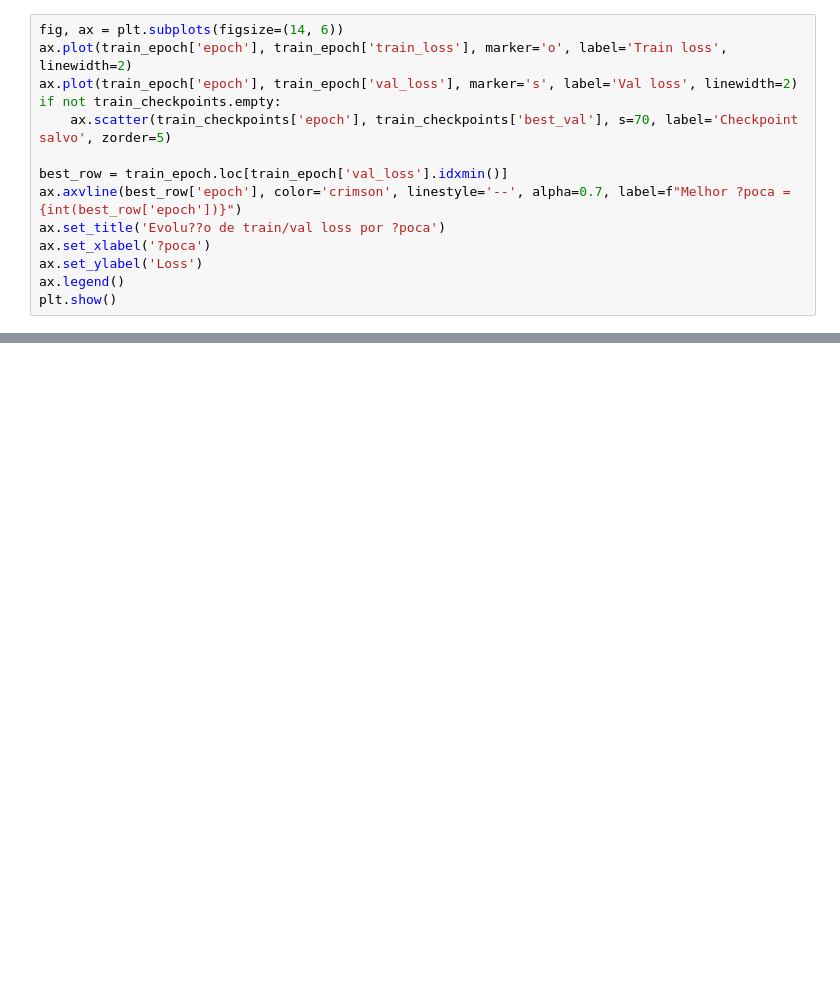
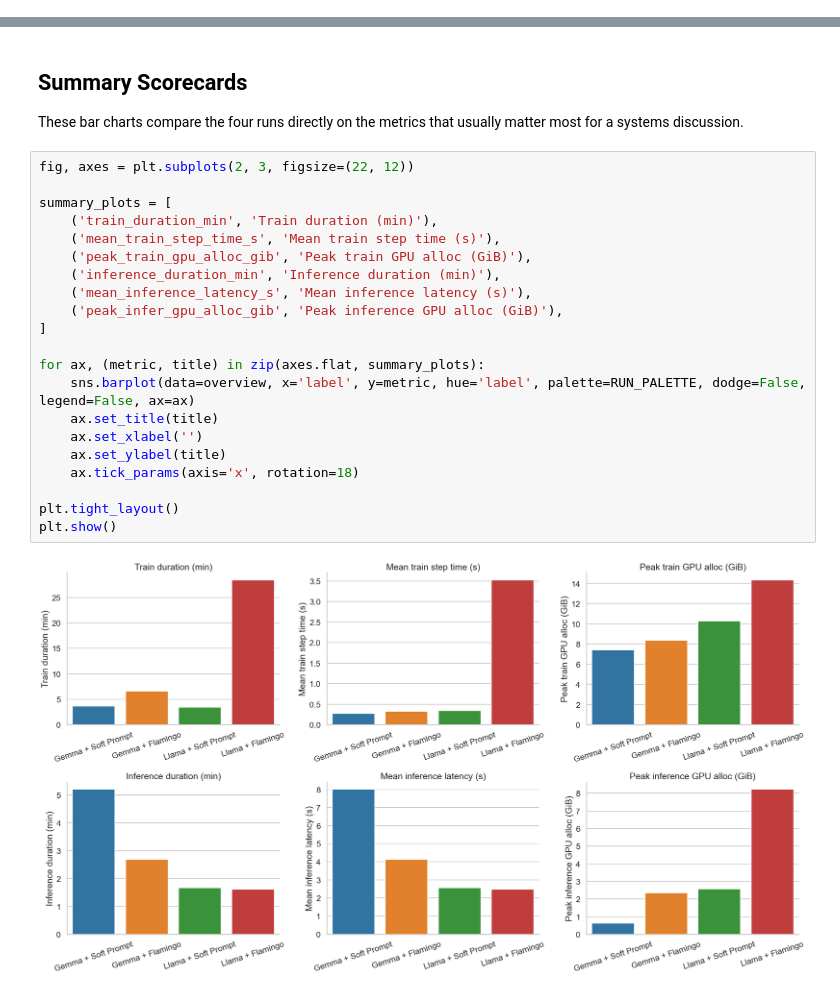
Before and after one commit to conect2ai/METROAUTOMOTIVE2026-AutoTSLM, a Jupyter notebook: notebooks/obd_soft_prompt_resource_analysis.ipynb, the cells around one changed output, grey strips where cells are left out. Saved outputs shown, nothing was run; the diff lists cells and outputs as text; blank space fills up the shorter version.

```diff
--- a/notebooks/obd_soft_prompt_resource_analysis.ipynb
+++ b/notebooks/obd_soft_prompt_resource_analysis.ipynb
@@ -121,14 +30,0 @@ Primeiro verificamos se o comportamento do `train_loss` e `val_loss` sugere apre
-# %%
-fig, ax = plt.subplots(figsize=(14, 6))
-ax.plot(train_epoch['epoch'], train_epoch['train_loss'], marker='o', label='Train loss', linewidth=2)
-ax.plot(train_epoch['epoch'], train_epoch['val_loss'], marker='s', label='Val loss', linewidth=2)
-if not train_checkpoints.empty:
-    ax.scatter(train_checkpoints['epoch'], train_checkpoints['best_val'], s=70, label='Checkpoint salvo', zorder=5)
-
-best_row = train_epoch.loc[train_epoch['val_loss'].idxmin()]
-ax.axvline(best_row['epoch'], color='crimson', linestyle='--', alpha=0.7, label=f"Melhor ?poca = {int(best_row['epoch'])}")
-ax.set_title('Evolu??o de train/val loss por ?poca')
-ax.set_xlabel('?poca')
-ax.set_ylabel('Loss')
-ax.legend()
-plt.show()
@@ -285,0 +263,27 @@ for item in insights:
+# %% [markdown]
+## Summary Scorecards
+
+These bar charts compare the four runs directly on the metrics that usually matter most for a systems discussion.
+# %%
+fig, axes = plt.subplots(2, 3, figsize=(22, 12))
+
+summary_plots = [
+    ('train_duration_min', 'Train duration (min)'),
+    ('mean_train_step_time_s', 'Mean train step time (s)'),
+    ('peak_train_gpu_alloc_gib', 'Peak train GPU alloc (GiB)'),
+    ('inference_duration_min', 'Inference duration (min)'),
+    ('mean_inference_latency_s', 'Mean inference latency (s)'),
+    ('peak_infer_gpu_alloc_gib', 'Peak inference GPU alloc (GiB)'),
+]
+
+for ax, (metric, title) in zip(axes.flat, summary_plots):
+    sns.barplot(data=overview, x='label', y=metric, hue='label', palette=RUN_PALETTE, dodge=False, legend=False, ax=ax)
+    ax.set_title(title)
+    ax.set_xlabel('')
+    ax.set_ylabel(title)
+    ax.tick_params(axis='x', rotation=18)
+
+plt.tight_layout()
+plt.show()
+# %% [output]
+[figure, added]
```
Also changed, not shown: parts of 31 cells of this notebook, 5 other files.
